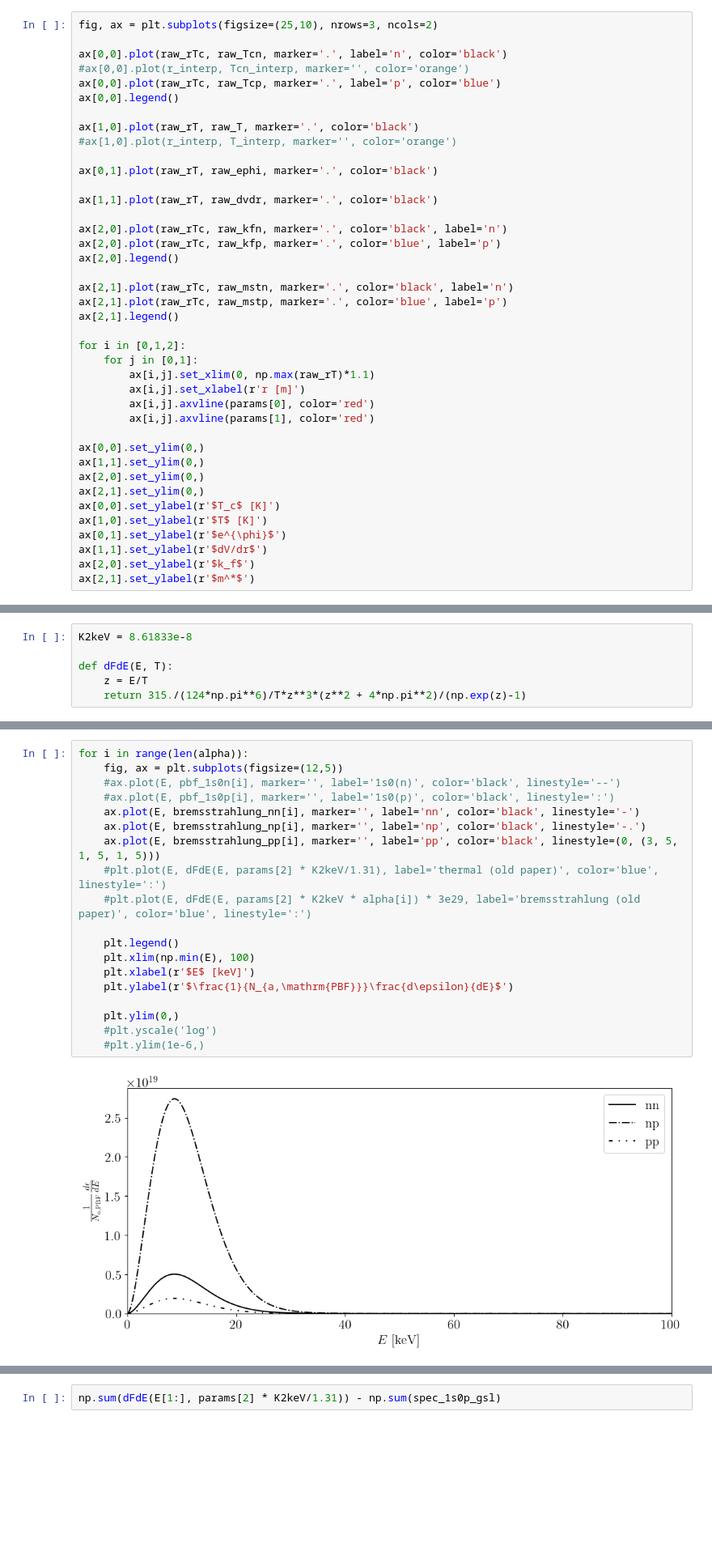
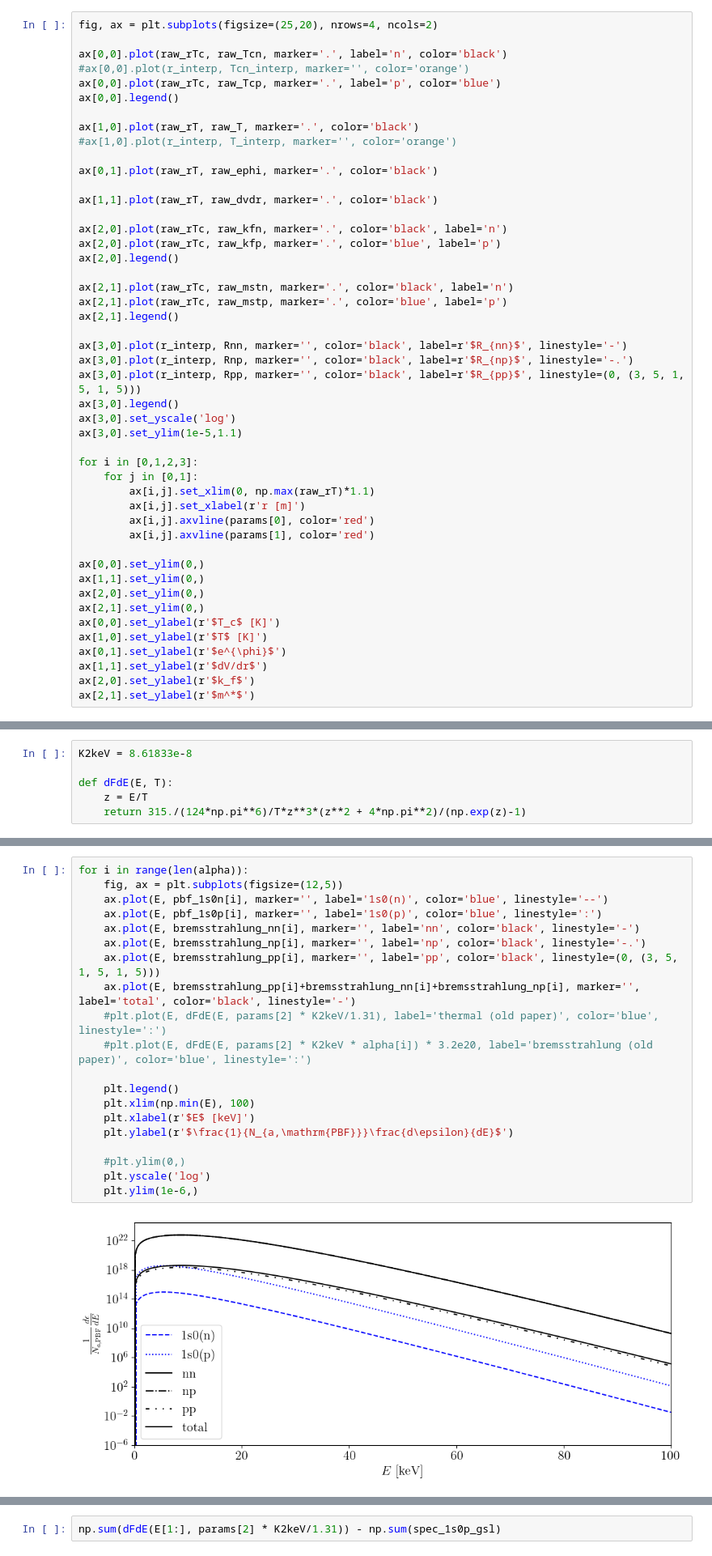
Before and after one commit to MSABuschmann/ns_axion_emission, a Jupyter notebook: notebooks/testing.ipynb, the cells around one changed output, grey strips where cells are left out. Shown: that part at 81% size. Drawn from its saved outputs; the diff is of its cells as text; blank space fills up the shorter version.

```diff
--- a/notebooks/testing.ipynb
+++ b/notebooks/testing.ipynb
@@ -64,7 +67,7 @@ for i in range(len(alpha)):
     bremsstrahlung_np[i] = APR['bremsstrahlung_np_a'+str(i)][:]
     bremsstrahlung_pp[i] = APR['bremsstrahlung_pp_a'+str(i)][:]
 # %%
-fig, ax = plt.subplots(figsize=(25,10), nrows=3, ncols=2)
+fig, ax = plt.subplots(figsize=(25,20), nrows=4, ncols=2)
 
 ax[0,0].plot(raw_rTc, raw_Tcn, marker='.', label='n', color='black')
 #ax[0,0].plot(r_interp, Tcn_interp, marker='', color='orange')
@@ -86,7 +89,14 @@ ax[2,1].plot(raw_rTc, raw_mstn, marker='.', color='black', label='n')
 ax[2,1].plot(raw_rTc, raw_mstp, marker='.', color='blue', label='p')
 ax[2,1].legend()
 
-for i in [0,1,2]:
+ax[3,0].plot(r_interp, Rnn, marker='', color='black', label=r'$R_{nn}$', linestyle='-')
+ax[3,0].plot(r_interp, Rnp, marker='', color='black', label=r'$R_{np}$', linestyle='-.')
+ax[3,0].plot(r_interp, Rpp, marker='', color='black', label=r'$R_{pp}$', linestyle=(0, (3, 5, 1, 5, 1, 5)))
+ax[3,0].legend()
+ax[3,0].set_yscale('log')
+ax[3,0].set_ylim(1e-5,1.1)
+
+for i in [0,1,2,3]:
     for j in [0,1]:
         ax[i,j].set_xlim(0, np.max(raw_rT)*1.1)
         ax[i,j].set_xlabel(r'r [m]')
@@ -147,21 +165,22 @@ def dFdE(E, T):
 # %%
 for i in range(len(alpha)):
     fig, ax = plt.subplots(figsize=(12,5))
-    #ax.plot(E, pbf_1s0n[i], marker='', label='1s0(n)', color='black', linestyle='--')
-    #ax.plot(E, pbf_1s0p[i], marker='', label='1s0(p)', color='black', linestyle=':')
+    ax.plot(E, pbf_1s0n[i], marker='', label='1s0(n)', color='blue', linestyle='--')
+    ax.plot(E, pbf_1s0p[i], marker='', label='1s0(p)', color='blue', linestyle=':')
     ax.plot(E, bremsstrahlung_nn[i], marker='', label='nn', color='black', linestyle='-')
     ax.plot(E, bremsstrahlung_np[i], marker='', label='np', color='black', linestyle='-.')
     ax.plot(E, bremsstrahlung_pp[i], marker='', label='pp', color='black', linestyle=(0, (3, 5, 1, 5, 1, 5)))
+    ax.plot(E, bremsstrahlung_pp[i]+bremsstrahlung_nn[i]+bremsstrahlung_np[i], marker='', label='total', color='black', linestyle='-')
     #plt.plot(E, dFdE(E, params[2] * K2keV/1.31), label='thermal (old paper)', color='blue', linestyle=':')
-    #plt.plot(E, dFdE(E, params[2] * K2keV * alpha[i]) * 3e29, label='bremsstrahlung (old paper)', color='blue', linestyle=':')
+    #plt.plot(E, dFdE(E, params[2] * K2keV * alpha[i]) * 3.2e20, label='bremsstrahlung (old paper)', color='blue', linestyle=':')
 
     plt.legend()
     plt.xlim(np.min(E), 100)
     plt.xlabel(r'$E$ [keV]')
     plt.ylabel(r'$\frac{1}{N_{a,\mathrm{PBF}}}\frac{d\epsilon}{dE}$')
 
-    plt.ylim(0,)
-    #plt.yscale('log')
-    #plt.ylim(1e-6,)
+    #plt.ylim(0,)
+    plt.yscale('log')
+    plt.ylim(1e-6,)
 # %% [output]
-[figure, old version]
+[figure, new version]
```
Also changed, not shown: parts of 8 cells of this notebook, 12 other files.
